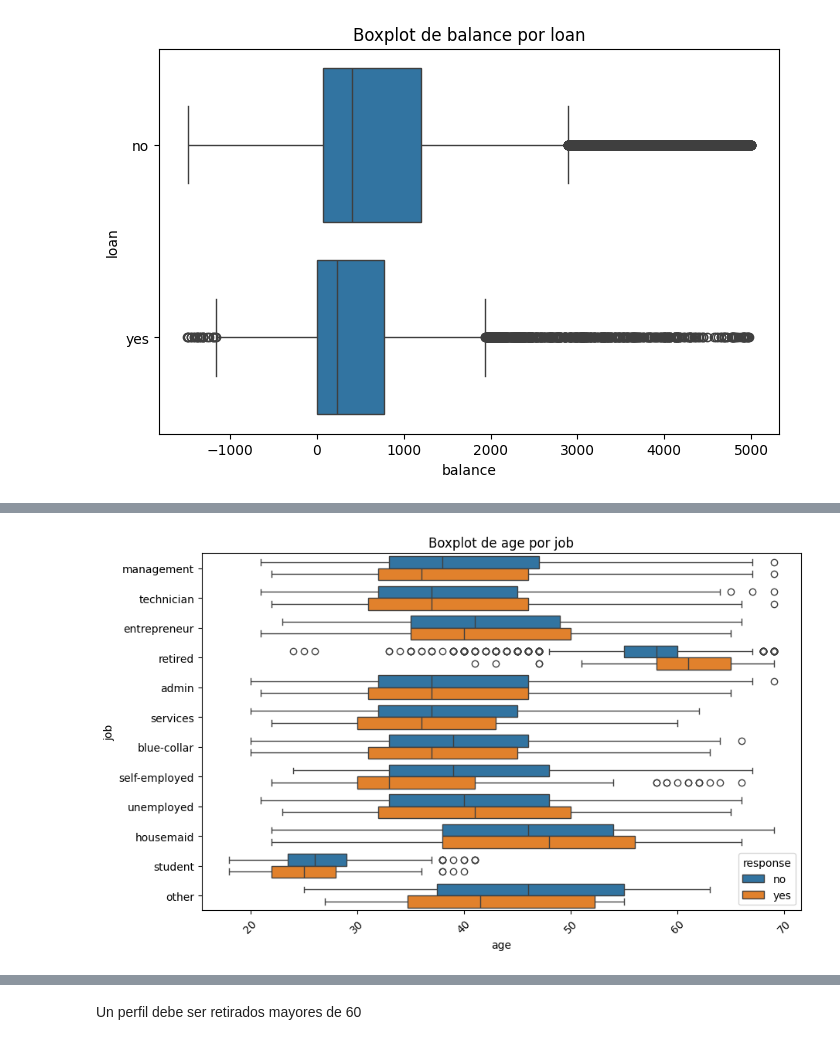
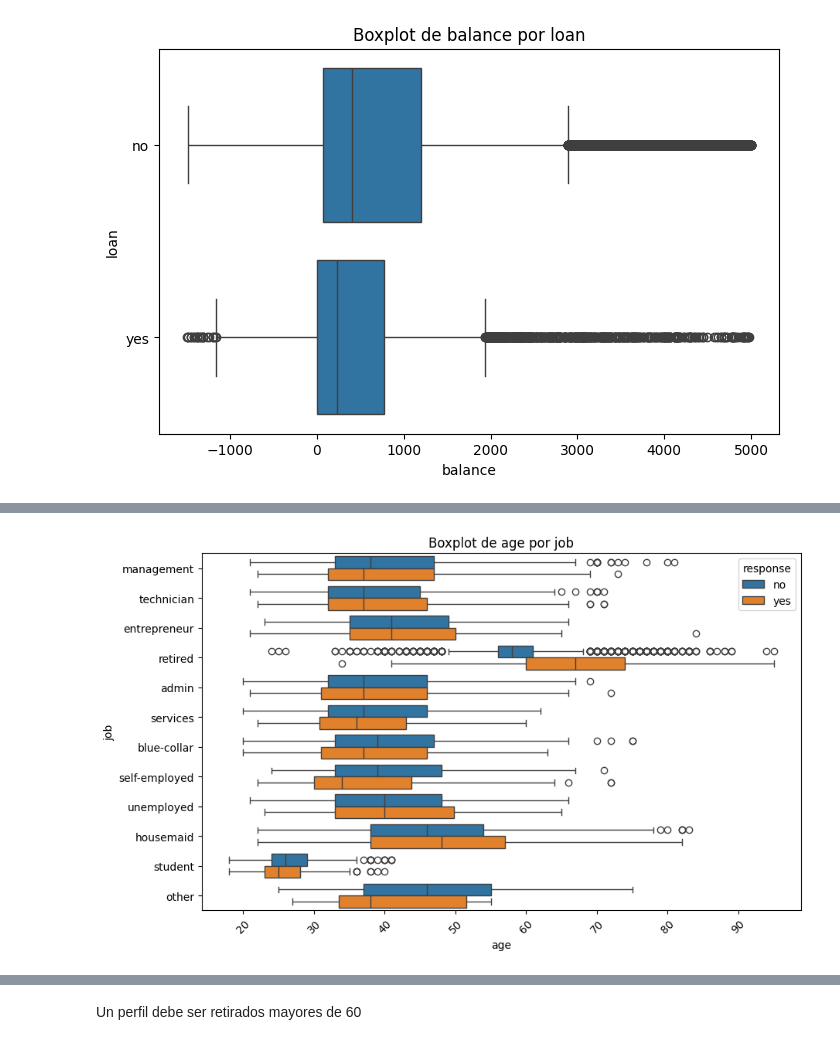
Before and after one commit to nicur32/Proyecto_Bank, a Jupyter notebook: BANK HAKATHON/hackathon.ipynb, the cells around one changed output, grey strips where cells are left out. Saved outputs shown, nothing was run; the diff lists cells and outputs as text; code cells hidden in the pictures.

```diff
--- a/BANK HAKATHON/hackathon.ipynb
+++ b/BANK HAKATHON/hackathon.ipynb
@@ -401,7 +428,7 @@ for cat_col in columnas_categorias:
 for cat_col in columnas_categorias:
     for num_col in columnas_numericas:
         plt.figure(figsize=(10, 6))
-        sns.boxplot(data=df_new, x=df_new[num_col], y=df_new[cat_col], hue='response')
+        sns.boxplot(data=df, x=df[num_col], y=df[cat_col], hue='response')
         plt.title(f"Boxplot de {num_col} por {cat_col}")
         plt.xticks(rotation=45)
         plt.show()
@@ -411 +438 @@ for cat_col in columnas_categorias:
-[figure, old version]
+[figure, new version]
```
Also changed, not shown: parts of 5 cells of this notebook, 1 other file.
